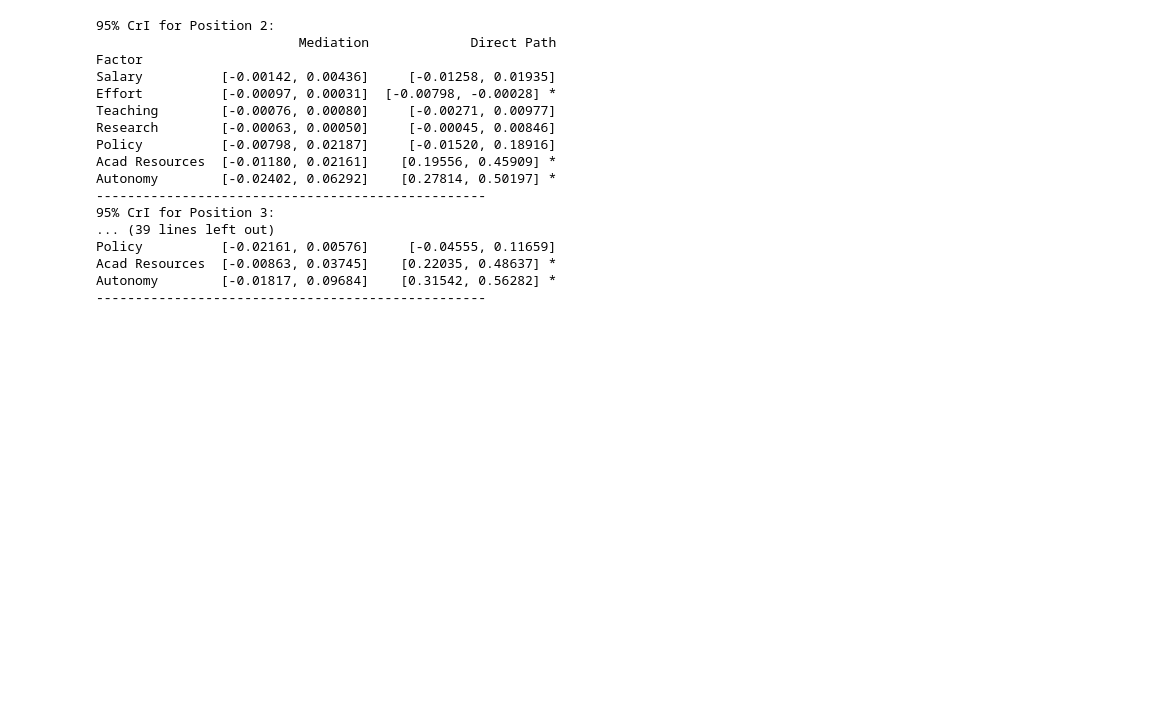
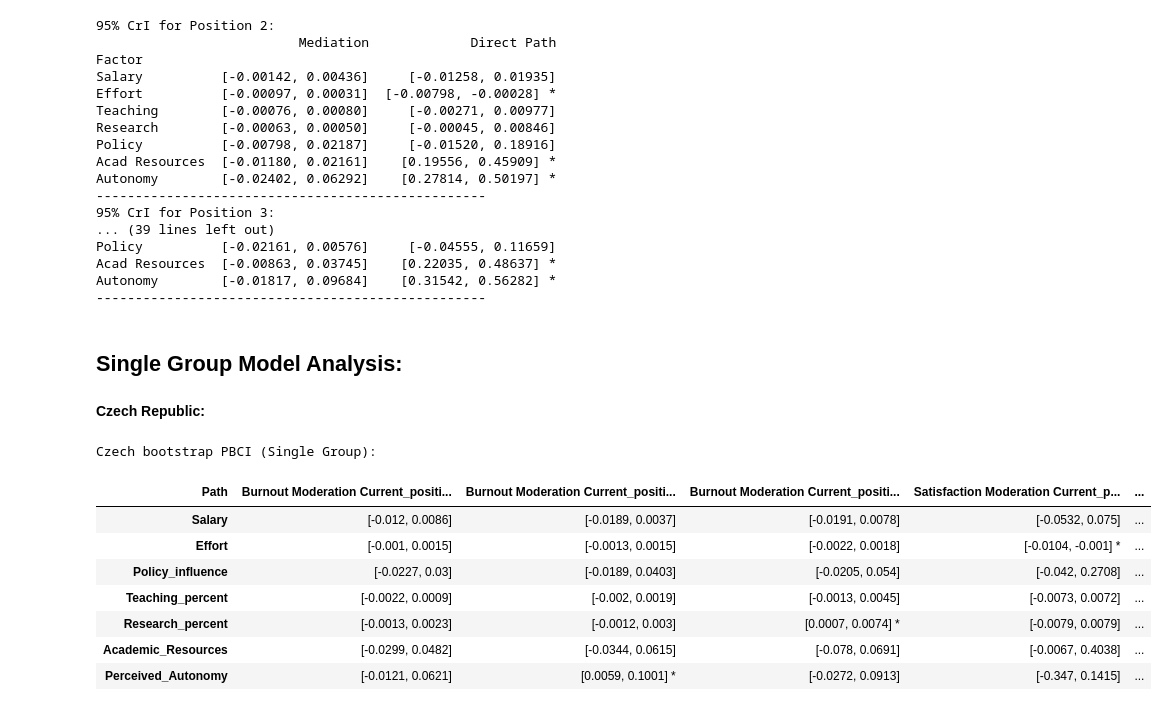
Before and after one commit to AndreiAf02/Job_Satisfaction_Burnout, a Jupyter notebook: Job_Satisfaction_Analysis.ipynb, the cells around one changed output. Saved outputs shown, nothing was run; the diff lists cells and outputs as text; code cells hidden in the pictures; blank space fills up the shorter version.

```diff
--- a/Job_Satisfaction_Analysis.ipynb
+++ b/Job_Satisfaction_Analysis.ipynb
@@ -790,3 +841,5 @@ Policy          [-0.02161, 0.00576]     [-0.04555, 0.11659]
 Acad Resources  [-0.00863, 0.03745]    [0.22035, 0.48637] *
 Autonomy        [-0.01817, 0.09684]    [0.31542, 0.56282] *
 --------------------------------------------------
+# %% [markdown]
+## Single Group Model Analysis:
@@ -792,0 +853,16 @@ Autonomy        [-0.01817, 0.09684]    [0.31542, 0.56282] *
+# %% [markdown]
+**Czech Republic:**
+# %%
+mean_results, lbound_results, ubound_results, pbci_results, pbci_90_results = bootstrap_analysis_single_group(CZ_bootstrap_single_group)
+print('Czech bootstrap PBCI (Single Group):')
+pbci_results.set_index('Path').T
+# %% [output]
+Czech bootstrap PBCI (Single Group):
+| Path | Burnout Moderation Current_positi... | Burnout Moderation Current_positi... | Burnout Moderation Current_positi... | Satisfaction Moderation Current_p... | ... |
+| Salary | [-0.012, 0.0086] | [-0.0189, 0.0037] | [-0.0191, 0.0078] | [-0.0532, 0.075] | ... |
+| Effort | [-0.001, 0.0015] | [-0.0013, 0.0015] | [-0.0022, 0.0018] | [-0.0104, -0.001] * | ... |
+| Policy_influence | [-0.0227, 0.03] | [-0.0189, 0.0403] | [-0.0205, 0.054] | [-0.042, 0.2708] | ... |
+| Teaching_percent | [-0.0022, 0.0009] | [-0.002, 0.0019] | [-0.0013, 0.0045] | [-0.0073, 0.0072] | ... |
+| Research_percent | [-0.0013, 0.0023] | [-0.0012, 0.003] | [0.0007, 0.0074] * | [-0.0079, 0.0079] | ... |
+| Academic_Resources | [-0.0299, 0.0482] | [-0.0344, 0.0615] | [-0.078, 0.0691] | [-0.0067, 0.4038] | ... |
+| Perceived_Autonomy | [-0.0121, 0.0621] | [0.0059, 0.1001] * | [-0.0272, 0.0913] | [-0.347, 0.1415] | ... |
```
Also changed, not shown: parts of 9 cells of this notebook.
